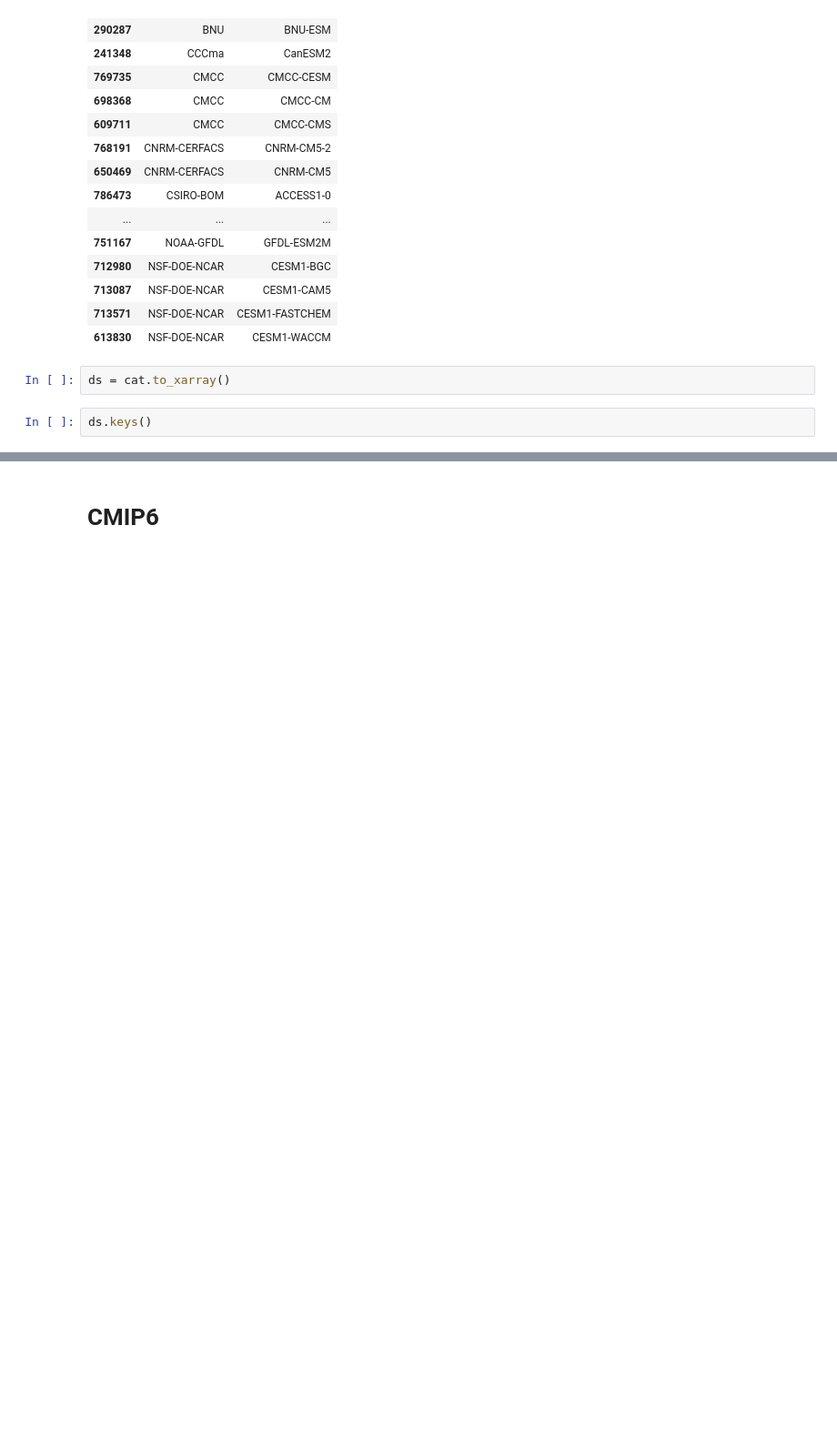
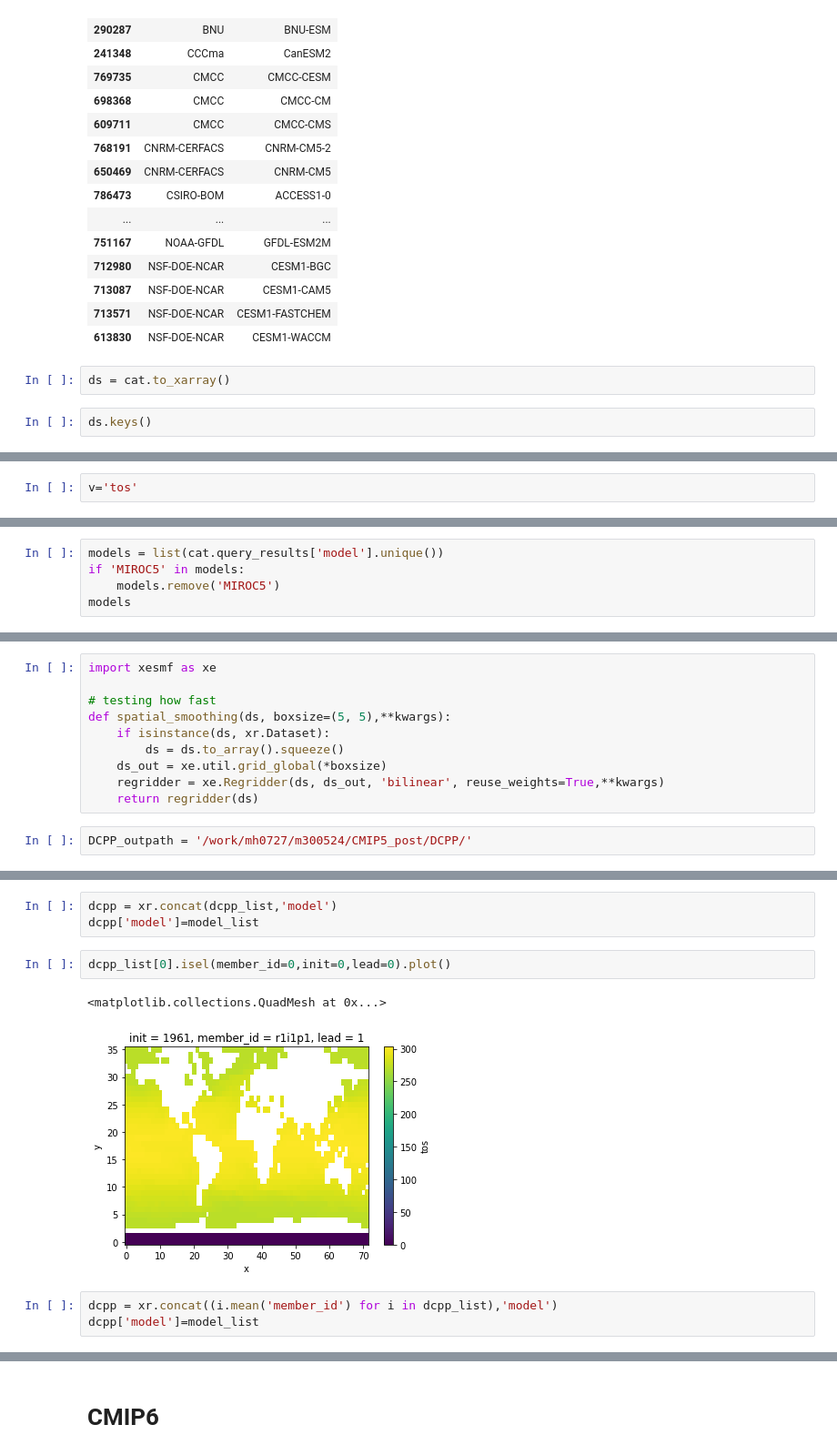
Before and after one commit to aaronspring/pymistral, a Jupyter notebook: notebooks/intake/intake_CMIP.ipynb, the cells around one changed output, grey strips where cells are left out. Shown at 91% size. Saved outputs shown, nothing was run; the diff lists cells and outputs as text; blank space fills up the shorter version.

```diff
--- a/notebooks/intake/intake_CMIP.ipynb
+++ b/notebooks/intake/intake_CMIP.ipynb
@@ -85,0 +122,2 @@ ds.keys()
+# %%
+v='tos'
@@ -85,0 +135,5 @@ ds.keys()
+# %%
+models = list(cat.query_results['model'].unique())
+if 'MIROC5' in models:
+    models.remove('MIROC5')
+models
@@ -85,0 +154,12 @@ ds.keys()
+# %%
+import xesmf as xe
+
+# testing how fast
+def spatial_smoothing(ds, boxsize=(5, 5),**kwargs):
+    if isinstance(ds, xr.Dataset):
+        ds = ds.to_array().squeeze()
+    ds_out = xe.util.grid_global(*boxsize)
+    regridder = xe.Regridder(ds, ds_out, 'bilinear', reuse_weights=True,**kwargs)
+    return regridder(ds)
+# %%
+DCPP_outpath = '/work/mh0727/m300524/CMIP5_post/DCPP/'
@@ -85,0 +249,11 @@ ds.keys()
+# %%
+dcpp = xr.concat(dcpp_list,'model')
+dcpp['model']=model_list
+# %%
+dcpp_list[0].isel(member_id=0,init=0,lead=0).plot()
+# %% [output]
+<matplotlib.collections.QuadMesh at 0x...>
+[figure, added]
+# %%
+dcpp = xr.concat((i.mean('member_id') for i in dcpp_list),'model')
+dcpp['model']=model_list
```
Also changed, not shown: parts of 47 cells of this notebook.
